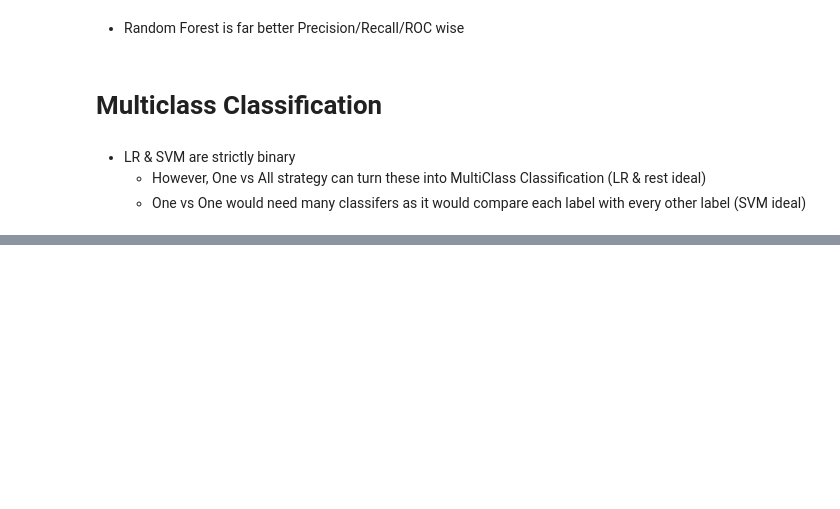
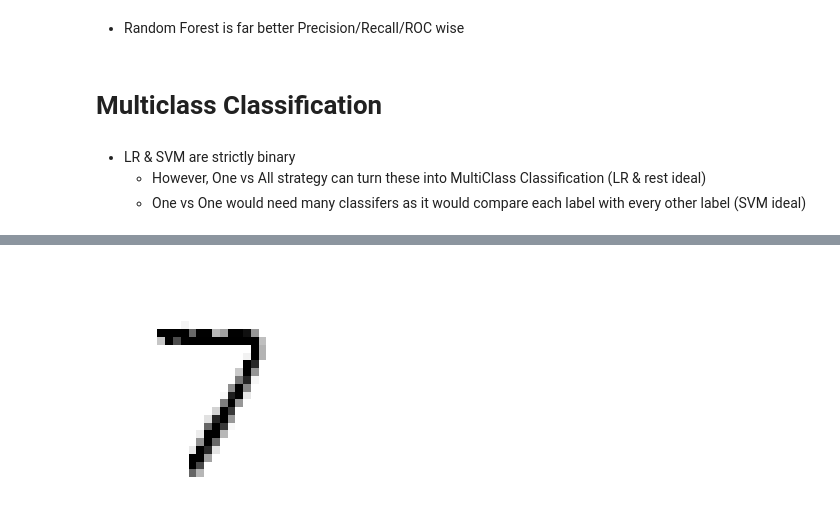
Before and after one commit to ayusharora99/Hands_On_ML, a Jupyter notebook: MNIST Classification.ipynb, the cells around one changed output, grey strips where cells are left out. Cells and saved outputs as stored; diff of their text form; code cells hidden in the pictures; blank space fills up the shorter version.

```diff
--- a/MNIST Classification.ipynb
+++ b/MNIST Classification.ipynb
@@ -211,0 +308,6 @@ plt.matshow(norm_conf_mx,cmap=plt.cm.gray)
+# %%
+# Test model on noisy digit pictured above
+clean_digit = knn_clf.predict([X_test_mod[0]])
+plot_digit(clean_digit)
+# %% [output]
+[figure, added]
```
Also changed, not shown: parts of 26 cells of this notebook.
